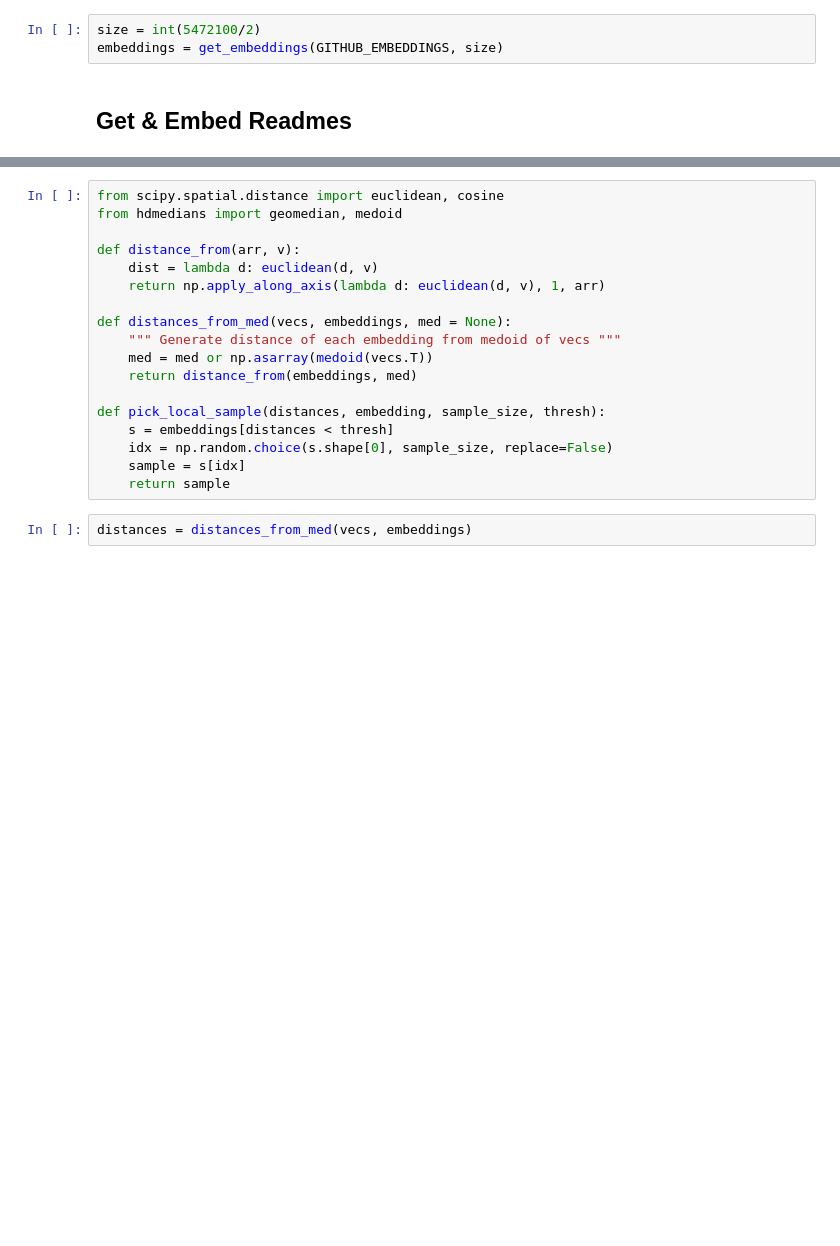
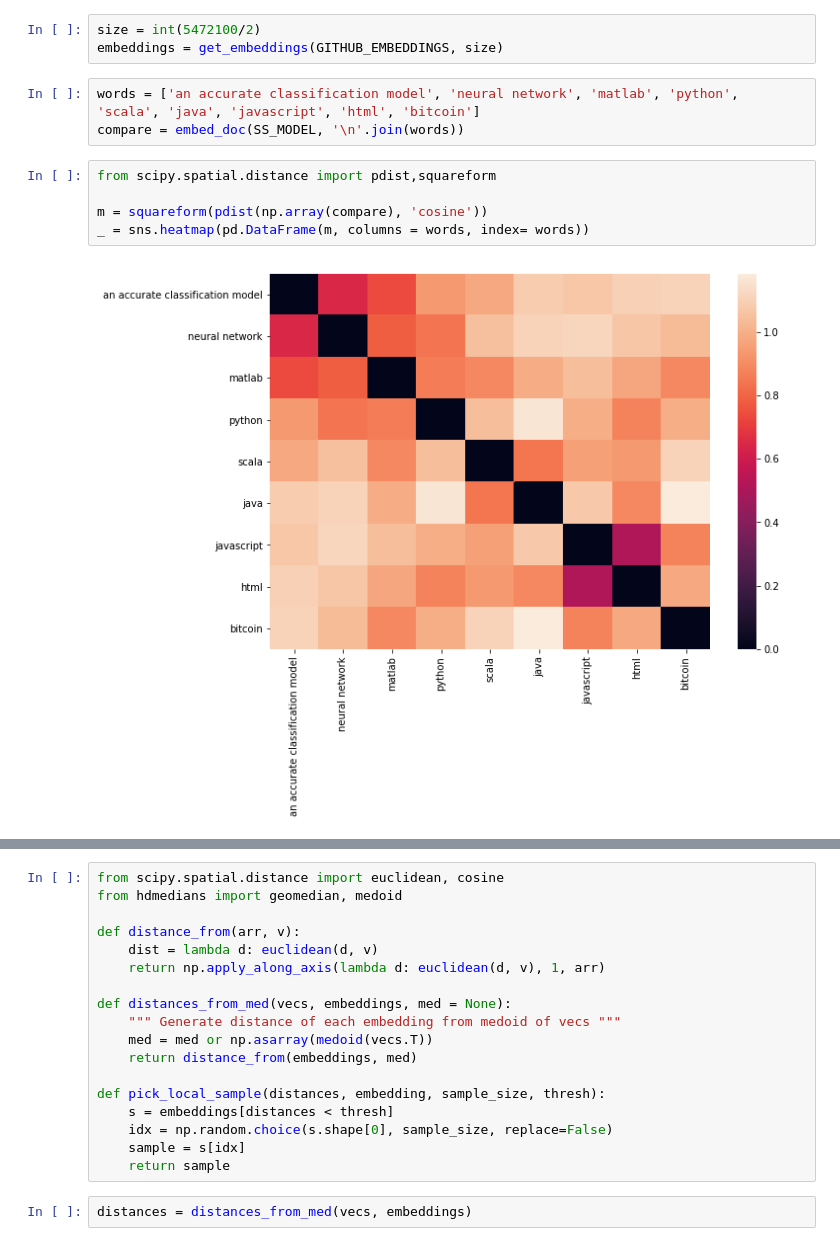
Before and after one commit to nandanrao/embed-software, a Jupyter notebook: test-sentence-embeddings.ipynb, the cells around one changed output, grey strips where cells are left out. Cells and saved outputs as stored; diff of their text form; blank space fills up the shorter version.

```diff
--- a/test-sentence-embeddings.ipynb
+++ b/test-sentence-embeddings.ipynb
@@ -18,5 +43,13 @@ plt.rcParams['figure.figsize'] = [10, 7]
 # %%
 size = int(5472100/2)
 embeddings = get_embeddings(GITHUB_EMBEDDINGS, size)
-# %% [markdown]
-## Get & Embed Readmes
+# %%
+words = ['an accurate classification model', 'neural network', 'matlab', 'python', 'scala', 'java', 'javascript', 'html', 'bitcoin']
+compare = embed_doc(SS_MODEL, '\n'.join(words))
+# %%
+from scipy.spatial.distance import pdist,squareform
+
+m = squareform(pdist(np.array(compare), 'cosine'))
+_ = sns.heatmap(pd.DataFrame(m, columns = words, index= words))
+# %% [output]
+[figure, added]
```
Also changed, not shown: parts of 32 cells of this notebook, 8 other files.
